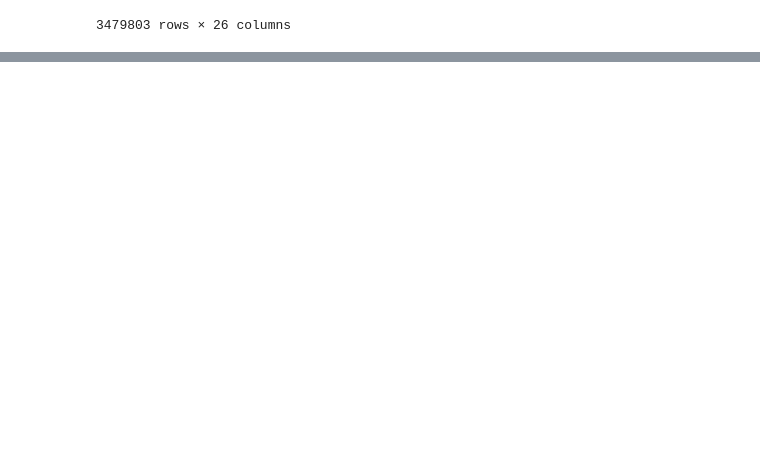
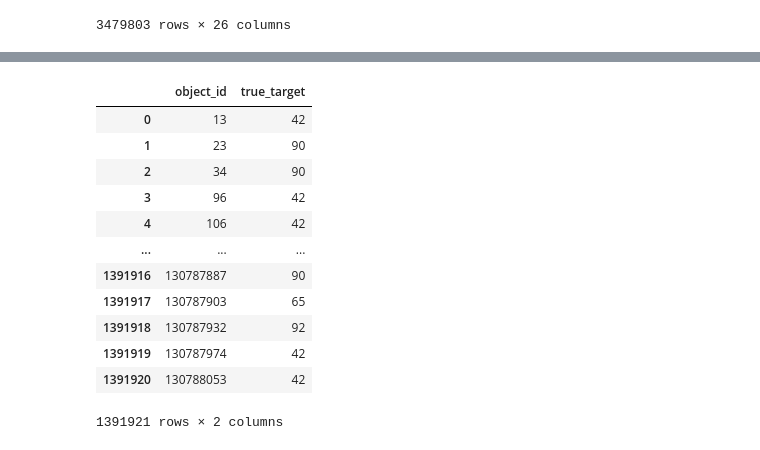
Before and after one commit to dnlmoreno/VT_Model_for_LightCurves_Classification, a Jupyter notebook: notebooks/generate_test_partition.ipynb, the cells around one changed output, grey strips where cells are left out. Cells and saved outputs as stored; diff of their text form; code cells hidden in the pictures; blank space fills up the shorter version.

```diff
--- a/notebooks/generate_test_partition.ipynb
+++ b/notebooks/generate_test_partition.ipynb
@@ -26,0 +63,18 @@ df_metadata_test
+# %%
+df_obj_label_test = df_metadata_test[df_metadata_test.object_id.isin(test_2M.object_id)][['object_id', 'true_target']].reset_index(drop=True)
+df_obj_label_train_val = df_metadata_test[~df_metadata_test.object_id.isin(test_2M.object_id)][['object_id', 'true_target']].reset_index(drop=True)
+df_obj_label_train_val
+# %% [output]
+|  | object_id | true_target |
+| 0 | 13 | 42 |
+| 1 | 23 | 90 |
+| 2 | 34 | 90 |
+| 3 | 96 | 42 |
+| 4 | 106 | 42 |
+| ... | ... | ... |
+| 1391916 | 130787887 | 90 |
+| 1391917 | 130787903 | 65 |
+| 1391918 | 130787932 | 92 |
+| 1391919 | 130787974 | 42 |
+| 1391920 | 130788053 | 42 |
+1391921 rows × 2 columns
```
Also changed, not shown: parts of 11 cells of this notebook, 26 other files.
